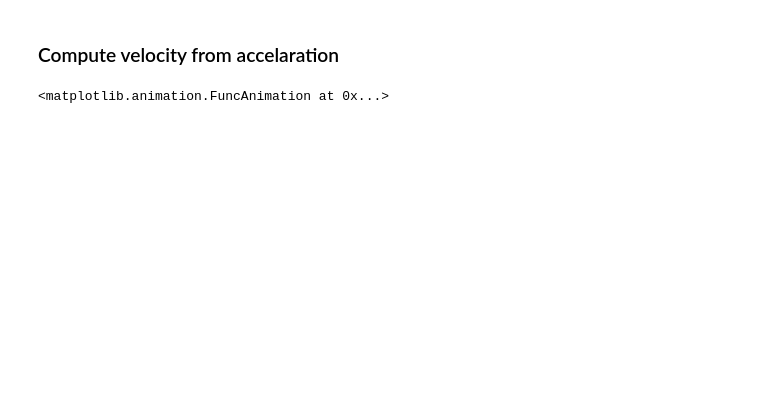
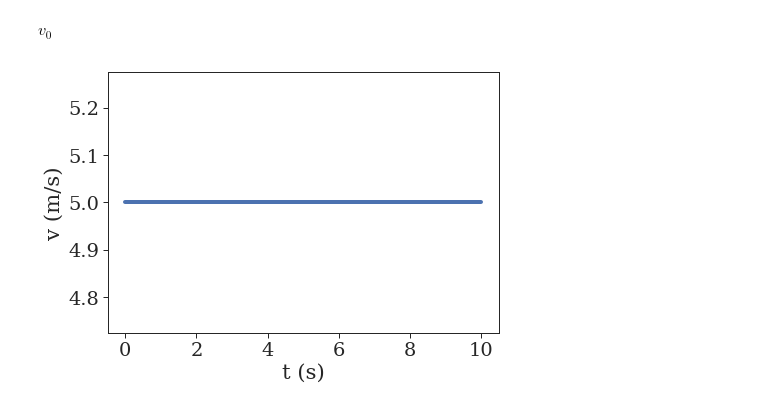
Before and after one commit to andlessa/Teaching, a Jupyter notebook: FenomenosMecanicos/Cinematica/IntegralProcedure.ipynb, the cells around one changed output. Saved outputs shown, nothing was run; the diff lists cells and outputs as text; code cells hidden in the pictures; blank space fills up the shorter version.

```diff
--- a/FenomenosMecanicos/Cinematica/IntegralProcedure.ipynb
+++ b/FenomenosMecanicos/Cinematica/IntegralProcedure.ipynb
@@ -97,52 +65,28 @@ anim
-# %% [markdown]
-### Compute velocity from accelaration
-# %%
-fig = plt.figure(figsize=(20,7))
-ax1 = plt.subplot(121)
-ax1.plot(tpts,aF(tpts),linewidth=4)
-ax1.plot([tmin,tmax],[0.,0.],'--',linewidth=1.5,color='black')
-xlabel = ax1.set_xlabel('t (s)')
-ylabel = ax1.set_ylabel(r'a (m/s$^2$)')
-ax2 = plt.subplot(122)
-ax2.plot(tpts,vF(tpts),linewidth=4)
-xlabel = ax2.set_xlabel('t (s)')
-ylabel = ax2.set_ylabel('v (m/s)')
-ax2.set_ylim(-10.,8.)
-dt = 1.
-tA = 0.
-tB = tA + dt
-aA, aB = aF(tA), aF(tB)
-tlist = [tA,tB]
-am = aF(tA)
-line2, = ax1.fill([tA,tA,tB,tB],[0.,am,am,0.],'--',linewidth=2,alpha=0.4)
-pts, = ax1.plot([tA,tB],[aA,aB],'o',markersize=10)
-vpts = [0.]
-vpts.append(vpts[-1]+am*dt)
-pts2, = ax2.plot(tlist,vpts,'o--',markersize=10,linewidth=2)
-
-def init():
-    line2.set_xy([(0.,0.)])
-    pts.set_data([], [])
-    pts2.set_data([],[])
-    return (line2,pts,pts2)
-def animate(i):
-    tlist = np.linspace(tmin,tmin+dt*(i+1),i+2,endpoint=True)
-    alist = aF(tlist)
-    pts.set_data(tlist,alist)
-    tA, tB = tlist[-2],tlist[-1]
-    am = (aF(tB)+aF(tA))/2.
-    line2.set_xy([(tA,0.),(tA,am),(tB,am),(tB,0.)])
-    vlist = [0.]
-    for i,a in enumerate(alist[:-1]):
-        am = (alist[i+1]+a)/2.
-        vlist.append(vlist[-1]+am*dt)
-    pts2.set_data(tlist,vlist)
-    return (line2,pts,pts2)
-
-anim = animation.FuncAnimation(fig, animate, init_func=init,
-                               frames=int((tmax-tmin)/dt), interval=600,
-                               blit=True)
-plt.close()
-anim
-# %% [output]
-<matplotlib.animation.FuncAnimation at 0x...>
+# %%
+#Define variables
+v0,x0,t0,t = sp.symbols('v_0,x_0,t_0,t')
+#Define function (constant)
+v = lambda t: v0
+v(t)
+# %% [output]
+$\displaystyle v_{0}$
+# %%
+#Define parameter values:
+v0 = 5
+t0 = 0
+x0 = 10
+tmax = 10.
+
+#Define numerical function for velocity:
+vF = np.vectorize(sp.lambdify(t,v(t)))
+
+#Define list of points for time:
+tpts = np.linspace(t0,tmax,100)
+#Plot velocity:
+fig = plt.figure(figsize=(7,5))
+plt.plot(tpts,vF(tpts),linewidth=4)
+xlabel = plt.xlabel('t (s)')
+ylabel = plt.ylabel('v (m/s)')
+plt.tight_layout()
+# %% [output]
+[figure, added]
```
Also changed, not shown: parts of 28 cells of this notebook, 4 other files.
